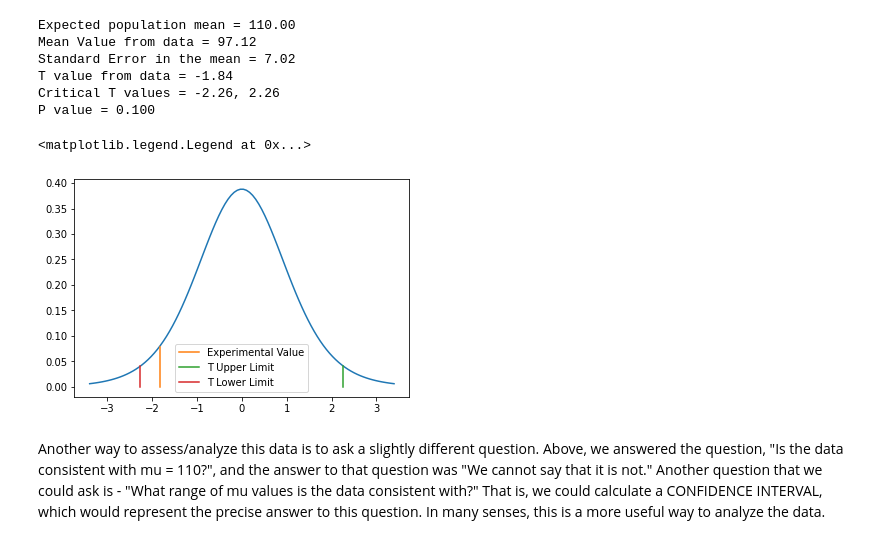
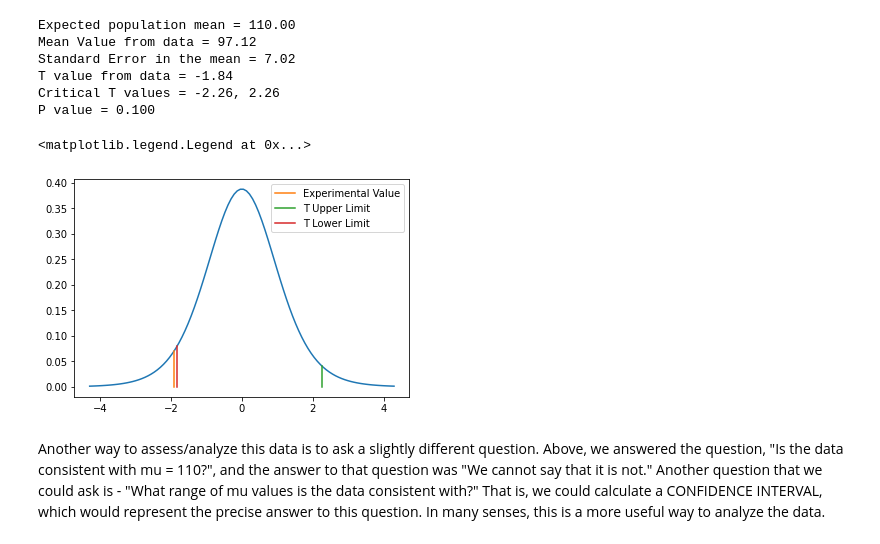
Before and after one commit to wdreames/phys341, a Jupyter notebook: HypothesisTesting.ipynb, the cells around one changed output. Cells and saved outputs as stored; diff of their text form; code cells hidden in the pictures.

```diff
--- a/HypothesisTesting.ipynb
+++ b/HypothesisTesting.ipynb
@@ -162,27 +162,26 @@ Critical T values = -2.26, 2.26
 P value = 0.100
 # %%
 # Let's get a picture of what's going on here ....
-
-x = np.linspace(1.5*tlow,1.5*thigh,100)
+x = np.linspace(stats.t.ppf(0.001,df),stats.t.ppf(.999,df),100)
 td = stats.t.pdf(x,df)
 
 stat_line_x = np.array([tvalue,tvalue])
 stat_line_y = np.array([0,stats.t.pdf(tvalue,df)])
 
 upper_line_x = np.array([thigh,thigh])
 upper_line_y = np.array([0,stats.t.pdf(thigh,df)])
 
 lower_line_x = np.array([tlow,tlow])
 lower_line_y = np.array([0,stats.t.pdf(tlow,df)])
 
 plt.plot(x,td)
 plt.plot(stat_line_x,stat_line_y,label="Experimental Value")
 plt.plot(upper_line_x,upper_line_y,label="T Upper Limit")
 plt.plot(lower_line_x,lower_line_y,label="T Lower Limit")
 plt.legend()
 # %% [output]
 <matplotlib.legend.Legend at 0x...>
-[figure, old version]
+[figure, new version]
 # %% [markdown]
 Another way to assess/analyze this data is to ask a slightly different question.  Above, we answered the question, "Is the data consistent with mu = 110?", and the answer to that question was "We cannot say that it is not."  Another question that we could ask is - "What range of mu values is the data consistent with?"  That is, we could calculate a CONFIDENCE INTERVAL, which would represent the precise answer to this question.  In many senses, this is a more useful way to analyze the data.
 # %%
```
Also changed, not shown: parts of 5 cells of this notebook, 3 other files.
